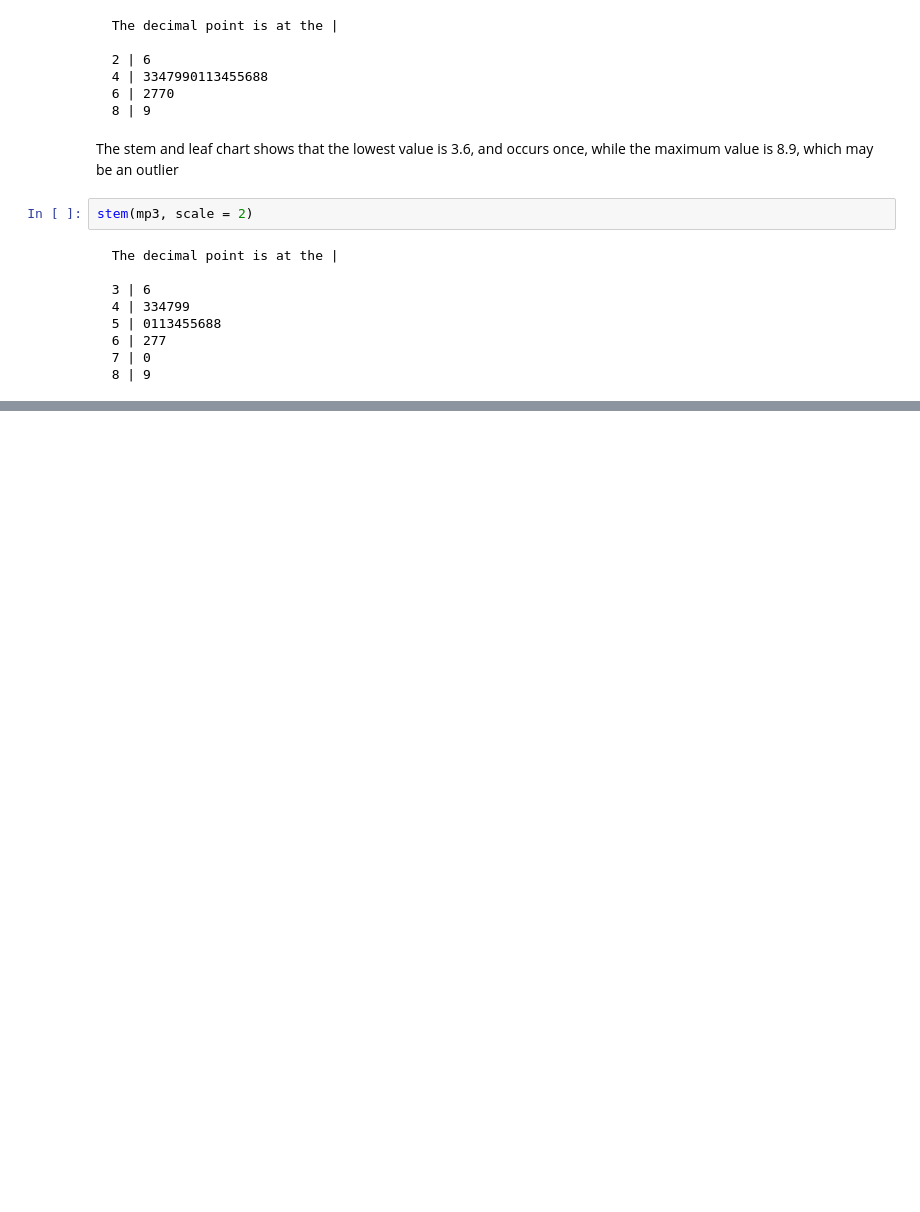
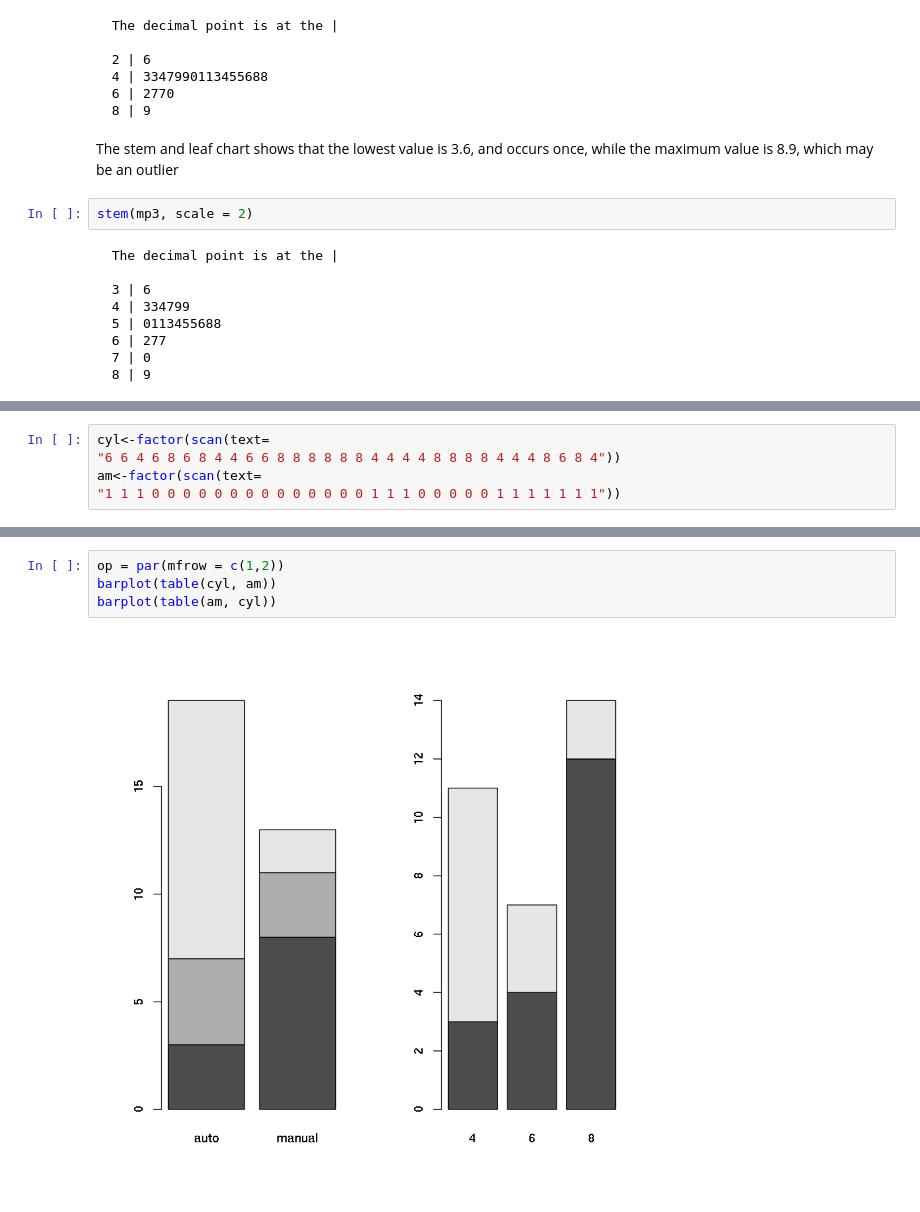
Before and after one commit to naivelogic/exploring_r, a Jupyter notebook: basics/essentiallyR.ipynb, the cells around one changed output, grey strips where cells are left out. Drawn from its saved outputs; the diff is of its cells as text; blank space fills up the shorter version.

```diff
--- a/basics/essentiallyR.ipynb
+++ b/basics/essentiallyR.ipynb
@@ -577,0 +686,5 @@ stem(mp3, scale = 2)
+# %%
+cyl<-factor(scan(text=
+"6 6 4 6 8 6 8 4 4 6 6 8 8 8 8 8 8 4 4 4 4 8 8 8 8 4 4 4 8 6 8 4"))
+am<-factor(scan(text=
+"1 1 1 0 0 0 0 0 0 0 0 0 0 0 0 0 0 1 1 1 0 0 0 0 0 1 1 1 1 1 1 1"))
@@ -577,0 +780,6 @@ stem(mp3, scale = 2)
+# %%
+op = par(mfrow = c(1,2))
+barplot(table(cyl, am))
+barplot(table(am, cyl))
+# %% [output]
+[figure, added]
```
Also changed, not shown: parts of 79 cells of this notebook.
